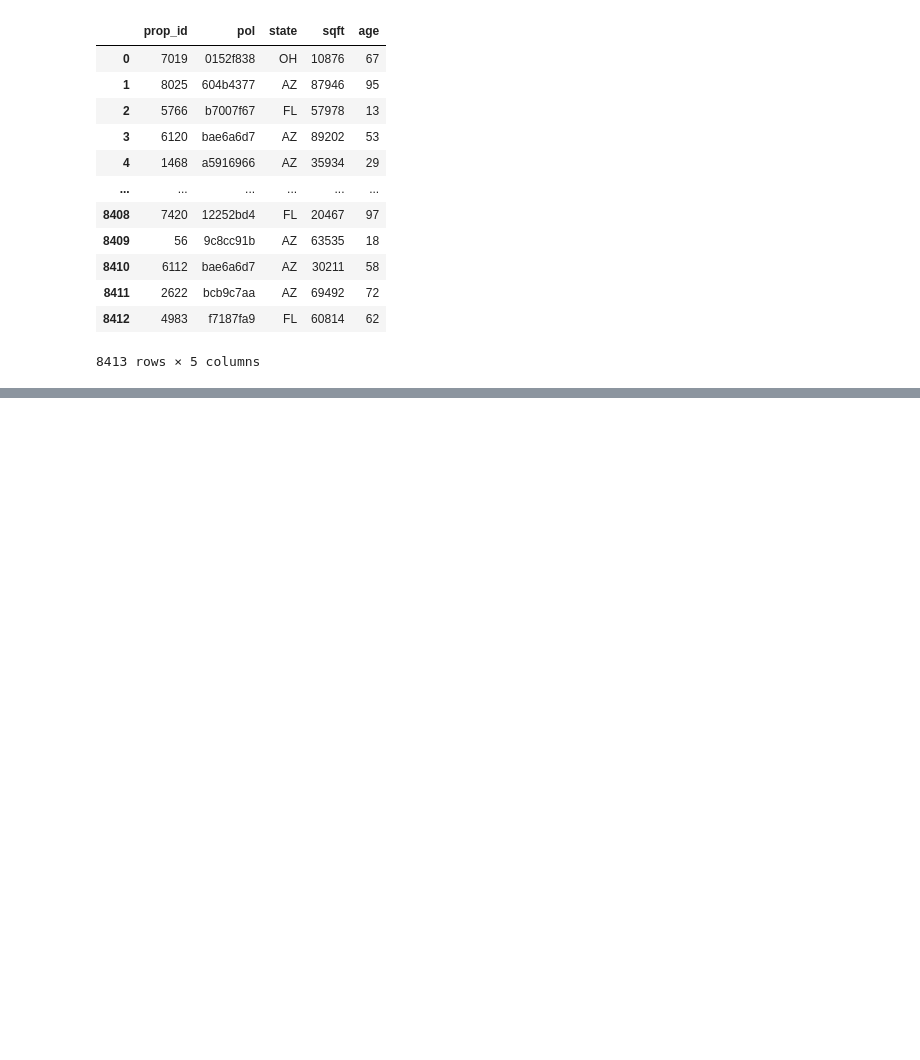
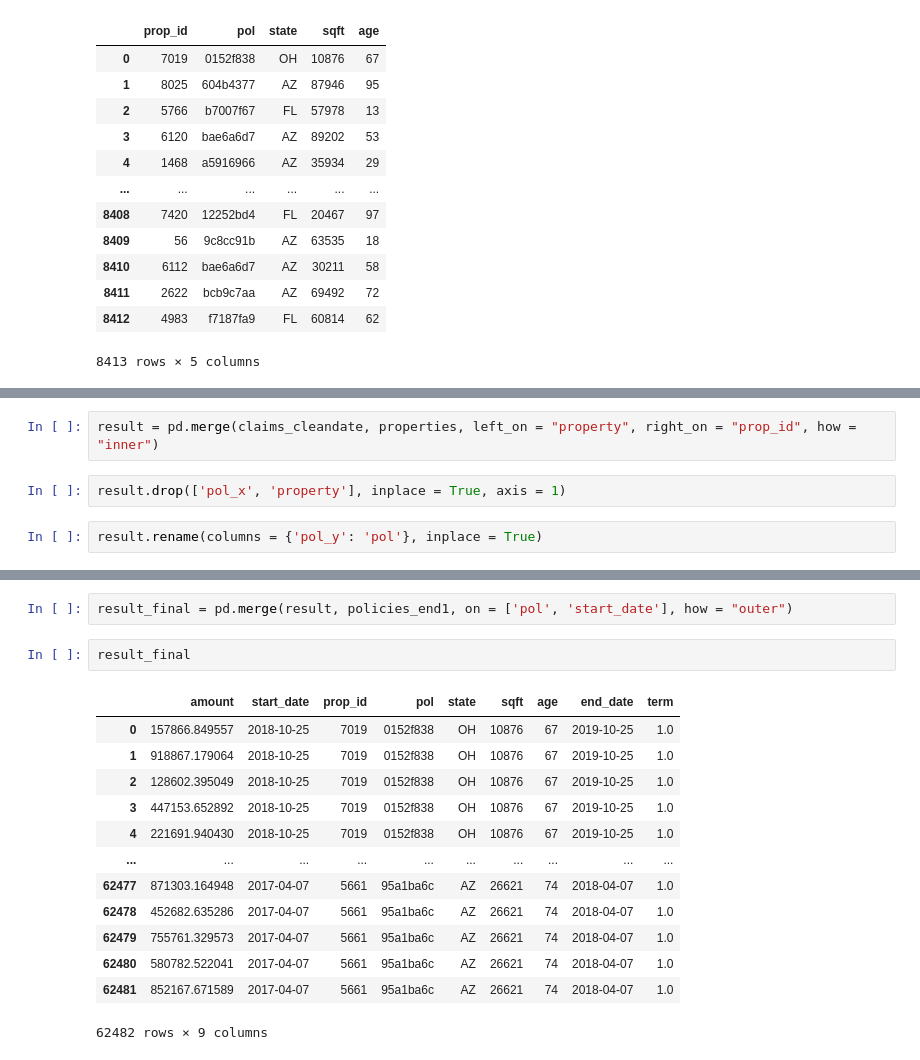
Before and after one commit to AishwaryaGopal12/Chubb-Assignment, a Jupyter notebook: Initial-exploration.ipynb, the cells around one changed output, grey strips where cells are left out. Saved outputs shown, nothing was run; the diff lists cells and outputs as text; blank space fills up the shorter version.

Commit message:
Draft of final dataframe needed for model

```diff
--- a/Initial-exploration.ipynb
+++ b/Initial-exploration.ipynb
@@ -120,0 +208,6 @@ properties
+# %%
+result = pd.merge(claims_cleandate, properties, left_on = "property", right_on = "prop_id", how = "inner")
+# %%
+result.drop(['pol_x', 'property'], inplace = True, axis = 1)
+# %%
+result.rename(columns = {'pol_y': 'pol'}, inplace = True)
@@ -120,0 +230,18 @@ properties
+# %%
+result_final = pd.merge(result, policies_end1, on = ['pol', 'start_date'], how = "outer")
+# %%
+result_final
+# %% [output]
+|  | amount | start_date | prop_id | pol | state | sqft | age | end_date | term |
+| 0 | 157866.849557 | 2018-10-25 | 7019 | 0152f838 | OH | 10876 | 67 | 2019-10-25 | 1.0 |
+| 1 | 918867.179064 | 2018-10-25 | 7019 | 0152f838 | OH | 10876 | 67 | 2019-10-25 | 1.0 |
+| 2 | 128602.395049 | 2018-10-25 | 7019 | 0152f838 | OH | 10876 | 67 | 2019-10-25 | 1.0 |
+| 3 | 447153.652892 | 2018-10-25 | 7019 | 0152f838 | OH | 10876 | 67 | 2019-10-25 | 1.0 |
+| 4 | 221691.940430 | 2018-10-25 | 7019 | 0152f838 | OH | 10876 | 67 | 2019-10-25 | 1.0 |
+| ... | ... | ... | ... | ... | ... | ... | ... | ... | ... |
+| 62477 | 871303.164948 | 2017-04-07 | 5661 | 95a1ba6c | AZ | 26621 | 74 | 2018-04-07 | 1.0 |
+| 62478 | 452682.635286 | 2017-04-07 | 5661 | 95a1ba6c | AZ | 26621 | 74 | 2018-04-07 | 1.0 |
+| 62479 | 755761.329573 | 2017-04-07 | 5661 | 95a1ba6c | AZ | 26621 | 74 | 2018-04-07 | 1.0 |
+| 62480 | 580782.522041 | 2017-04-07 | 5661 | 95a1ba6c | AZ | 26621 | 74 | 2018-04-07 | 1.0 |
+| 62481 | 852167.671589 | 2017-04-07 | 5661 | 95a1ba6c | AZ | 26621 | 74 | 2018-04-07 | 1.0 |
+62482 rows × 9 columns
```
Also changed, not shown: parts of 12 cells of this notebook.
